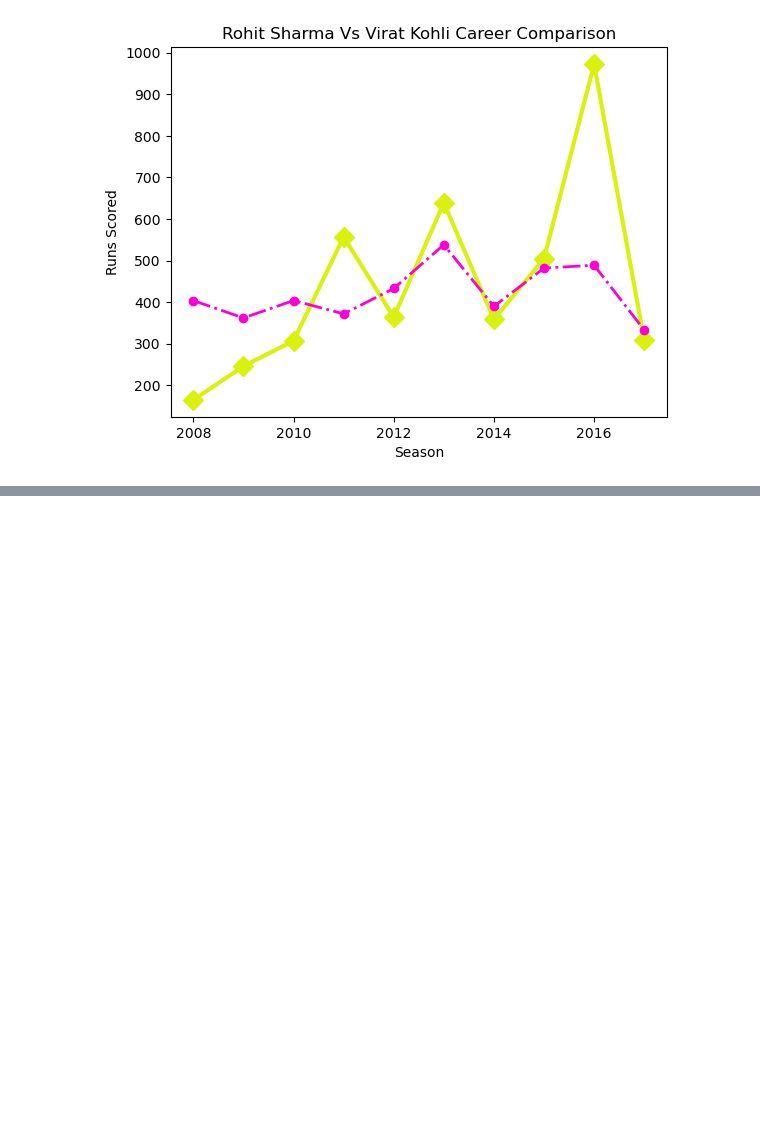
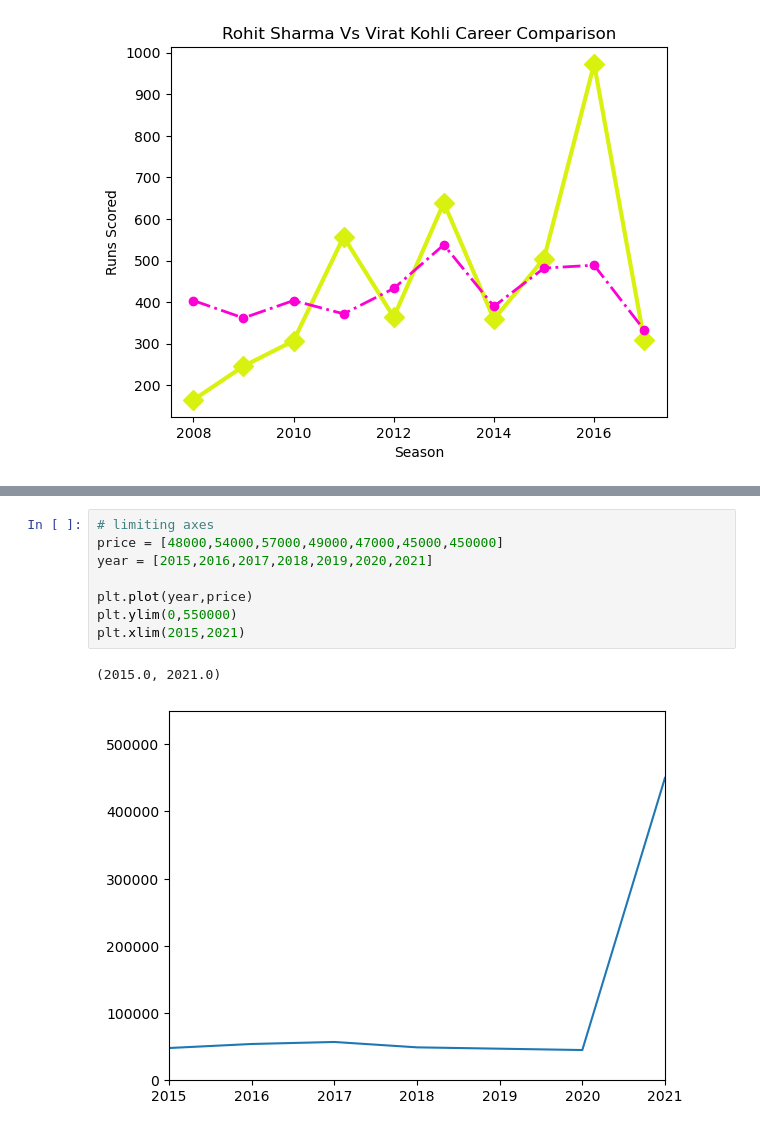
Before and after one commit to rakeshtunasahu/All-about-Python-basic-OOPs-libraries-, a Jupyter notebook: Matplotlib/Basic_plotting.ipynb, the cells around one changed output, grey strips where cells are left out. Saved outputs shown, nothing was run; the diff lists cells and outputs as text; blank space fills up the shorter version.

```diff
--- a/Matplotlib/Basic_plotting.ipynb
+++ b/Matplotlib/Basic_plotting.ipynb
@@ -85,0 +99,11 @@ Text(0, 0.5, 'Runs Scored')
+# %%
+# limiting axes
+price = [48000,54000,57000,49000,47000,45000,450000]
+year = [2015,2016,2017,2018,2019,2020,2021]
+
+plt.plot(year,price)
+plt.ylim(0,550000)
+plt.xlim(2015,2021)
+# %% [output]
+(2015.0, 2021.0)
+[figure, added]
```
Also changed, not shown: parts of 3 cells of this notebook.
